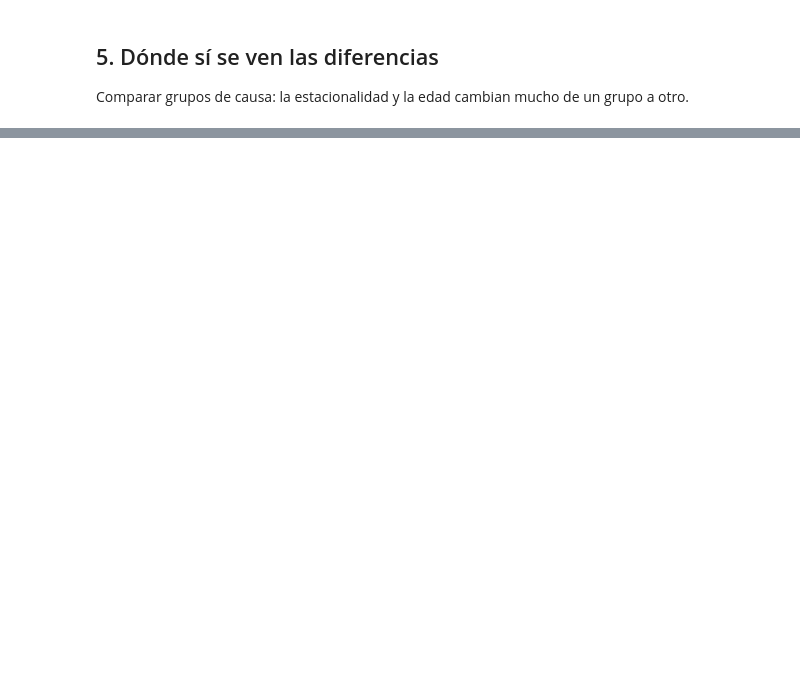
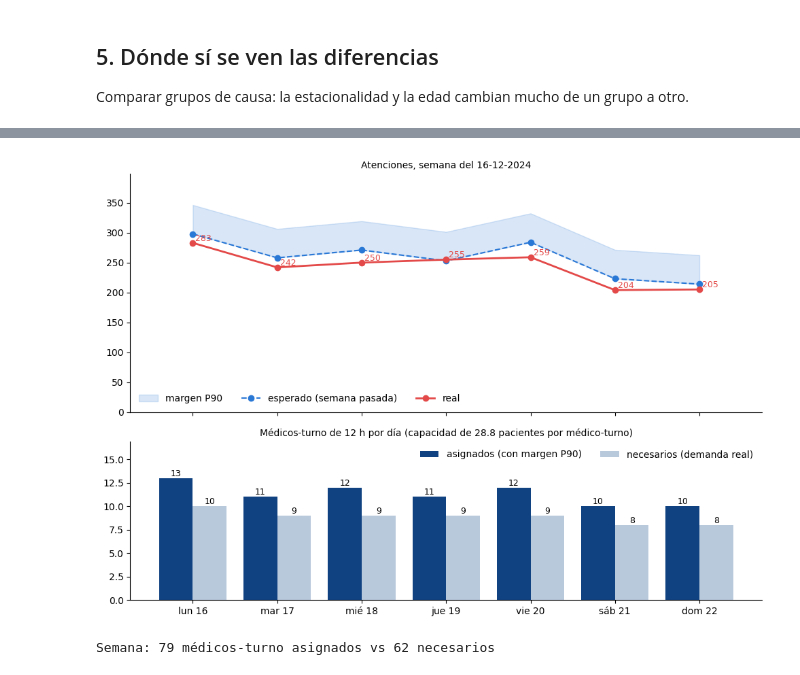
Before and after one commit to crizcar/ML_TrabajoSemestral, a Jupyter notebook: Clase.ipynb, the cells around one changed output, grey strips where cells are left out. Saved outputs shown, nothing was run; the diff lists cells and outputs as text; code cells hidden in the pictures; blank space fills up the shorter version.

```diff
--- a/Clase.ipynb
+++ b/Clase.ipynb
@@ -155,0 +290,30 @@ fig.tight_layout(); plt.show()
+# %%
+LUNES = pd.Timestamp("2024-12-16")                    # cambiar para ver otra semana
+sem = pd.date_range(LUNES, periods=7)
+real, esperado = h[sem], base[sem]
+asig = np.ceil((esperado + MARGEN["P90"]) / CAP)
+nec = np.ceil(real / CAP)
+
+fig, (a1, a2) = plt.subplots(2, 1, figsize=(10, 7), sharex=True, gridspec_kw={"height_ratios": [1.5, 1]})
+x = np.arange(7)
+a1.fill_between(x, esperado, esperado + MARGEN["P90"], color="#2a78d6", alpha=0.18, label="margen P90")
+a1.plot(x, esperado, color=AZUL, linestyle="--", marker="o", label="esperado (semana pasada)")
+a1.plot(x, real, color="#e34948", marker="o", linewidth=2, label="real")
+for i in range(7):
+    a1.text(i, real.iloc[i], f" {real.iloc[i]}", ha="left", va="bottom", fontsize=9, color="#e34948")
+a1.set_ylim(0, max(real.max(), (esperado + MARGEN['P90']).max()) * 1.15)
+a1.set_title(f"Atenciones, semana del {LUNES:%d-%m-%Y}", fontsize=10); a1.legend(frameon=False, ncol=3, loc="lower left")
+
+a2.bar(x - 0.2, asig, width=0.4, color="#104281", label="asignados (con margen P90)")
+a2.bar(x + 0.2, nec, width=0.4, color="#b9c9dc", label="necesarios (demanda real)")
+for i in range(7):
+    a2.text(i - 0.2, asig.iloc[i], f"{asig.iloc[i]:.0f}", ha="center", va="bottom", fontsize=9)
+    a2.text(i + 0.2, nec.iloc[i], f"{nec.iloc[i]:.0f}", ha="center", va="bottom", fontsize=9)
+a2.set_xticks(x); a2.set_xticklabels([f"{DIAS[i]} {d:%d}" for i, d in enumerate(sem)])
+a2.set_title(f"Médicos-turno de {HORAS_TURNO} h por día (capacidad de {CAP:.1f} pacientes por médico-turno)", fontsize=10)
+a2.legend(frameon=False, ncol=2, loc="upper right"); a2.set_ylim(0, max(asig.max(), nec.max()) * 1.3)
+fig.tight_layout(); plt.show()
+print(f"Semana: {asig.sum():.0f} médicos-turno asignados vs {nec.sum():.0f} necesarios")
+# %% [output]
+[figure, added]
+Semana: 79 médicos-turno asignados vs 62 necesarios
```
Also changed, not shown: parts of 17 cells of this notebook.
